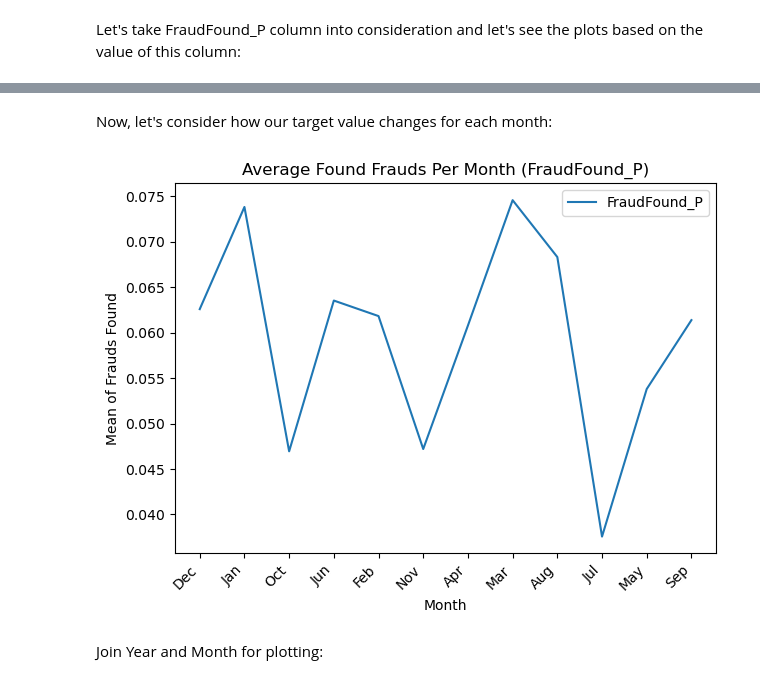
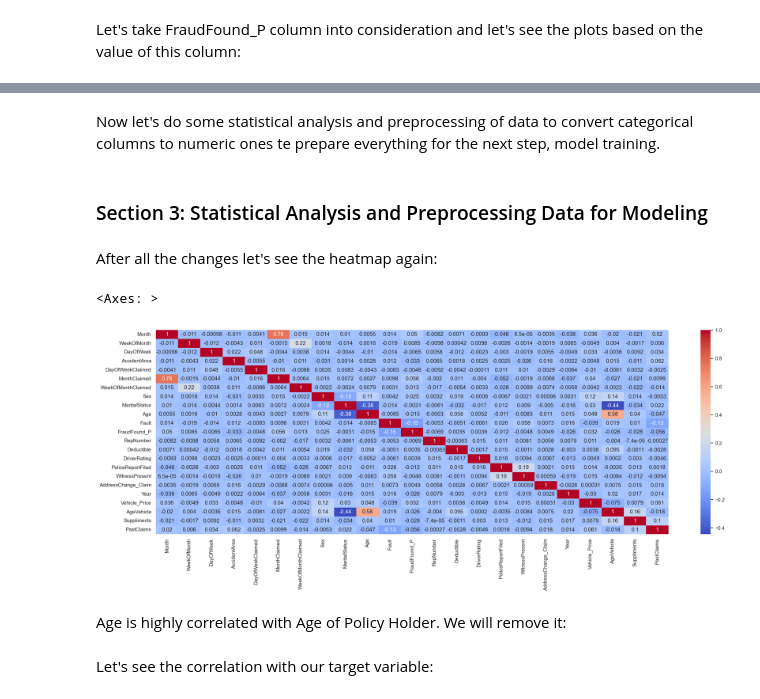
Before and after one commit to HannahLal/vehicle-insurance-fraud, a Jupyter notebook: notebooks/exploratory_data_analysis.ipynb, the cells around one changed output, grey strips where cells are left out. Saved outputs shown, nothing was run; the diff lists cells and outputs as text; code cells hidden in the pictures.

```diff
--- a/notebooks/exploratory_data_analysis.ipynb
+++ b/notebooks/exploratory_data_analysis.ipynb
@@ -382,3 +394,7 @@ df.shape
+# %%
+df['Age'] = np.where(df['Age'] < 16, df['Age'].mean(), df['Age'])
+# sanity check:
+# df[df['Age'] < 16].count()
 # %% [markdown]
 Now, let's check how many duplicate rows we have in the dataset:
 # %%
@@ -602,0 +667,19 @@ We can see from the plots that:
+# %%
+print(df.shape)
+df_clean = df.copy(deep=True)
+for col in features:
+    percentage = round(df[col].value_counts()/len(df)*100,2)
+    remove = percentage[percentage <= 2].index
+    # if the current feature value is among those categories to be removed,
+    # then exclude (by using tilda ~) them from the dataset
+    df_clean = df_clean[~df_clean[col].isin(remove)]
+
+for col in features:
+    # count the number of unique remaining categories
+    unique = df_clean[col].nunique()
+    # if the number of unique categories is either one or zero, then exclude that column from the dataset
+    if unique <= 1:
+        df_clean.drop(columns=[col], inplace=True)
+
+# df_clean.columns
+df_clean.shape
@@ -625,0 +848,4 @@ plt.show()
+# %% [markdown]
+Now let's do some statistical analysis and preprocessing of data to convert categorical columns to numeric ones te prepare everything for the next step, model training.
+# %% [markdown]
+### Section 3: Statistical Analysis and Preprocessing Data for Modeling
@@ -626,23 +946,12 @@ plt.show()
 # %% [markdown]
-Now, let's consider how our target value changes for each month:
+After all the changes let's see the heatmap again:
 # %%
-# Average number of Frauds per month:
-fraud_per_month = df.groupby('Month')['FraudFound_P'].mean()
-
-# Create a list of dates for the x-axis ticks
-months = df['Month'].unique()
-
-plt.figure()
-plt.plot(months, fraud_per_month, label='FraudFound_P')
-plt.xlabel("Month")
-plt.ylabel("Mean of Frauds Found")
-plt.title("Average Found Frauds Per Month (FraudFound_P)")
-
-# Set x-axis ticks at every 50th data point
-plt.xticks(months[::1], rotation=45, ha='right')
-
-plt.legend()
-plt.tight_layout()
-plt.show()
+df_numeric = df_clean.select_dtypes(include="number")
+df_categorical = df_clean.select_dtypes(include="object")
+plt.figure(figsize=(25, 8))
+sns.heatmap(df_numeric.corr(), cmap='coolwarm', annot=True)
 # %% [output]
+<Axes: >
-[figure, old version]
+[figure, new version]
+# %% [markdown]
+Age is highly correlated with Age of Policy Holder. We will remove it:
@@ -649,3 +960,3 @@ plt.show()
 # %% [markdown]
-Join Year and Month for plotting:
+Let's see the correlation with our target variable:
 # %%
```
Also changed, not shown: parts of 53 cells of this notebook, 1 other file.
